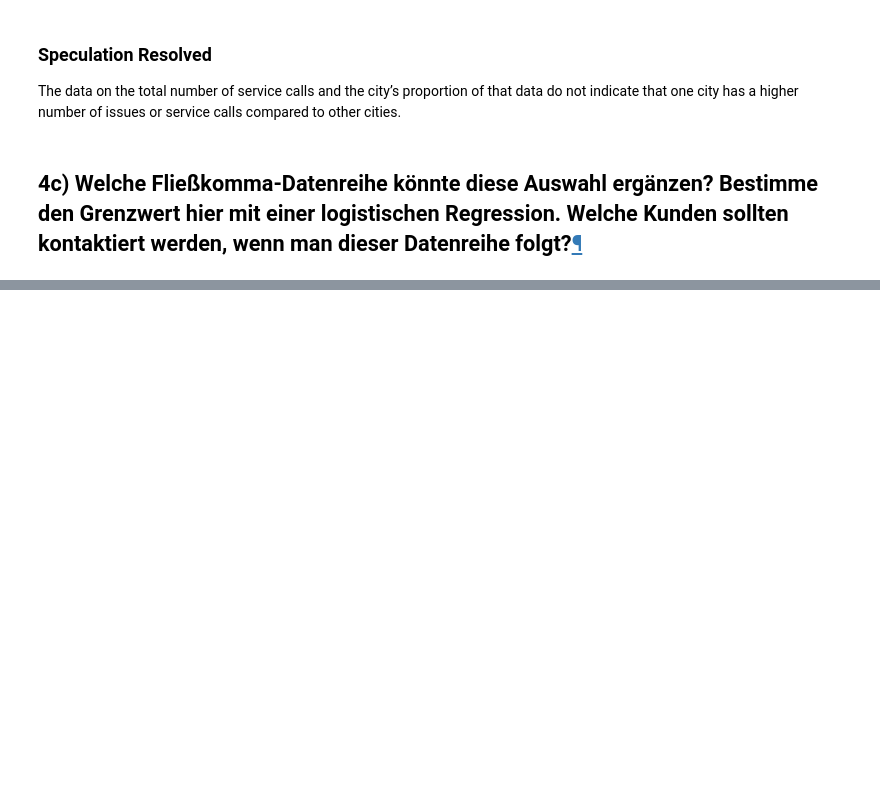
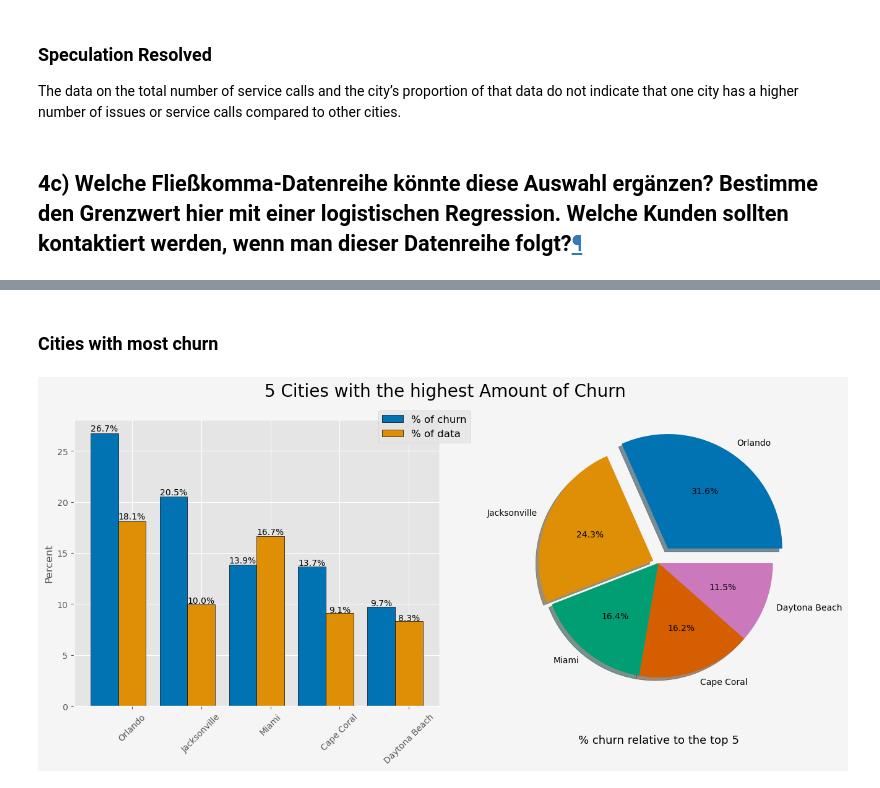
Before and after one commit to Dabbeljuh/Data-Analyst---Analyse-der-Kundenabwanderung, a Jupyter notebook: Analyse_der_Kundenabwanderung.ipynb, the cells around one changed output, grey strips where cells are left out. Drawn from its saved outputs; the diff is of its cells as text; code cells hidden in the pictures; blank space fills up the shorter version.

```diff
--- a/Analyse_der_Kundenabwanderung.ipynb
+++ b/Analyse_der_Kundenabwanderung.ipynb
@@ -1085,0 +1375,79 @@ The data on the total number of service calls and the city’s proportion of tha
+# %%
+# helper to label percentages on top of the bar in a bar graph
+def label_bars(ax, bars):
+    for bar in bars:
+        yval = bar.get_height()
+        xval = bar.get_x() + bar.get_width() / 2
+        ax.text(xval, yval + 0.01 * yval,
+                '{:.1%}'.format(yval/100), ha='center')
+# %% [markdown]
+### Cities with most churn
+# %%
+percentage_churn_city_yes_most = percentage_churn_city_yes
+percentage_city_all_most = percentage_city_all
+
+fig, ax = plt.subplots(1,2,
+           figsize=(16,6))
+
+amount = 5 # <- change for the number of city-data (max. 10)
+
+fig.suptitle(f'{amount} Cities with the highest Amount of Churn', fontsize=20)
+
+# figure 1 -> bar chart
+#######################
+barWidth = 0.4
+# Set position of bar on X axis
+r1 = np.arange(len(churn_cities[:amount]))
+r2 = [x + barWidth for x in r1]
+
+# Make the plot
+bars1 = ax[0].bar(r1[:amount],
+                  percentage_churn_city_yes_most[:amount],
+                  color='#0173b2',
+                  width=barWidth,
+                  edgecolor='black',
+                  label='% of churn')
+
+bars2 = ax[0].bar(r2[:amount],
+                  percentage_city_all_most[percentage_churn_city_yes_most.index[r1]],
+                  color='#de8f05',
+                  width=barWidth,
+                  edgecolor='black',
+                  label='% of data')
+
+# Add labels to bars
+label_bars(ax[0],bars1)
+label_bars(ax[0],bars2)
+
+# Add xticks on the middle of the group bars
+ax[0].set_xticks([r_most + barWidth for r_most in range(amount)])
+ax[0].set_xticklabels(list(percentage_churn_city_yes_most.index)[:amount], rotation=45)
+ax[0].set_ylabel('Percent')
+ax[0].legend(bbox_to_anchor=(1.1, 1.05), fontsize=12)
+
+
+# figure 2 -> pie chart
+#######################
+churn_cities[:amount].plot(kind= 'pie',
+                           y= 'count',
+                           autopct='%1.1f%%',
+                           explode=[0.15, 0.05, 0.0, 0.0, 0.0, 0.0, 0.0, 0.0, 0.0, 0.0][:amount],
+                           labeldistance=1.1,
+                           shadow=True,
+                           colors=['#0173b2', '#de8f05', '#029e73', '#d55e00', '#cc78bc', '#ca9161', '#fbafe4', '#949494',
+                                   '#ece133', '#56b4e9'],
+                           ax=ax[1]
+                          );
+plt.subplots_adjust(wspace=0.1)
+fig.set_facecolor('whitesmoke')
+ax[1].set_ylabel('')
+
+# set title below pie chart
+ax[1].text(0.5, -0.1, '% churn relative to the top '+str(amount),
+           ha='center',
+           va='top',
+           fontsize=13,
+           transform=ax[1].transAxes)
+plt.show()
+# %% [output]
+[figure, added]
```
Also changed, not shown: parts of 36 cells of this notebook.
